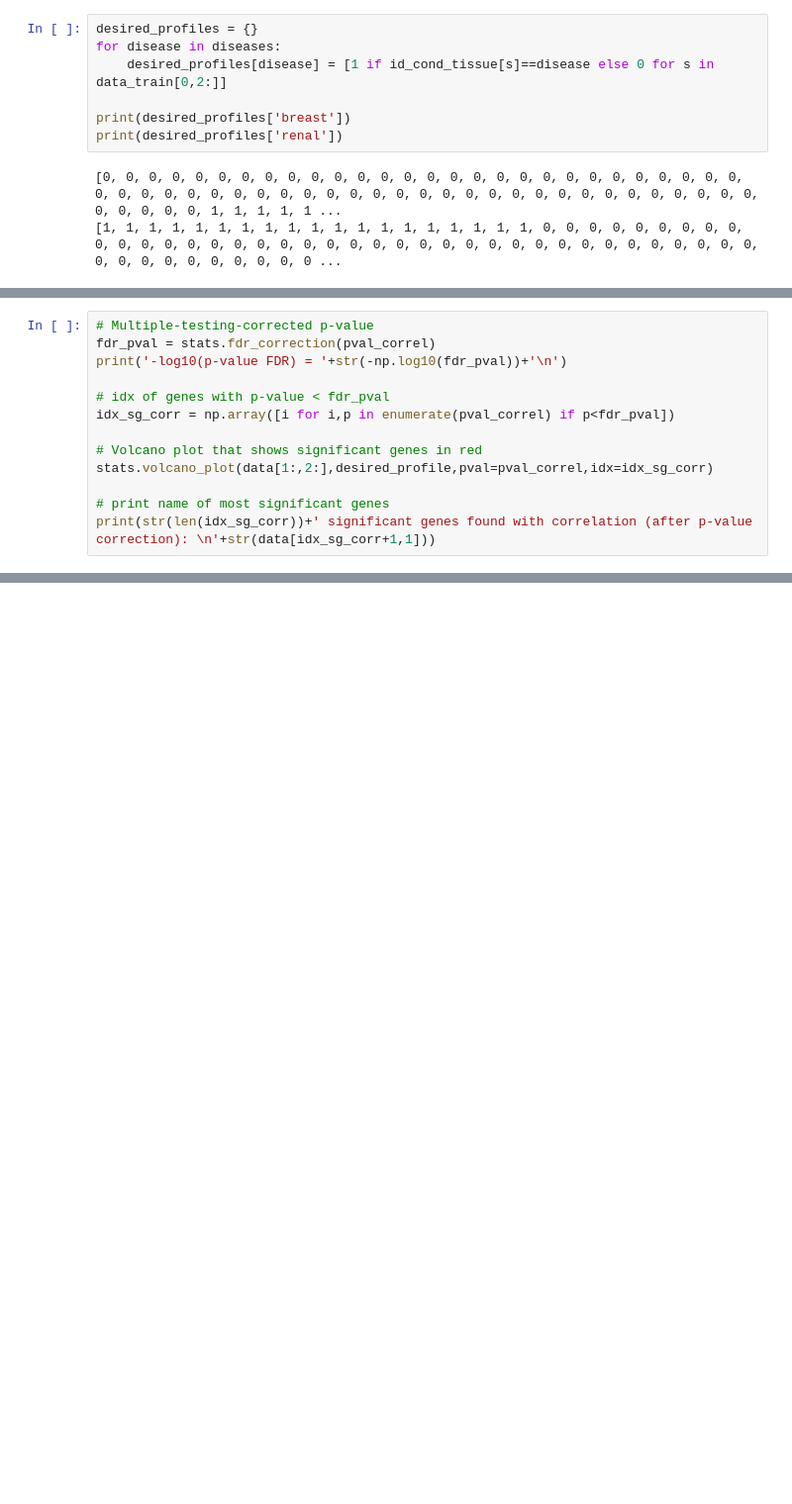
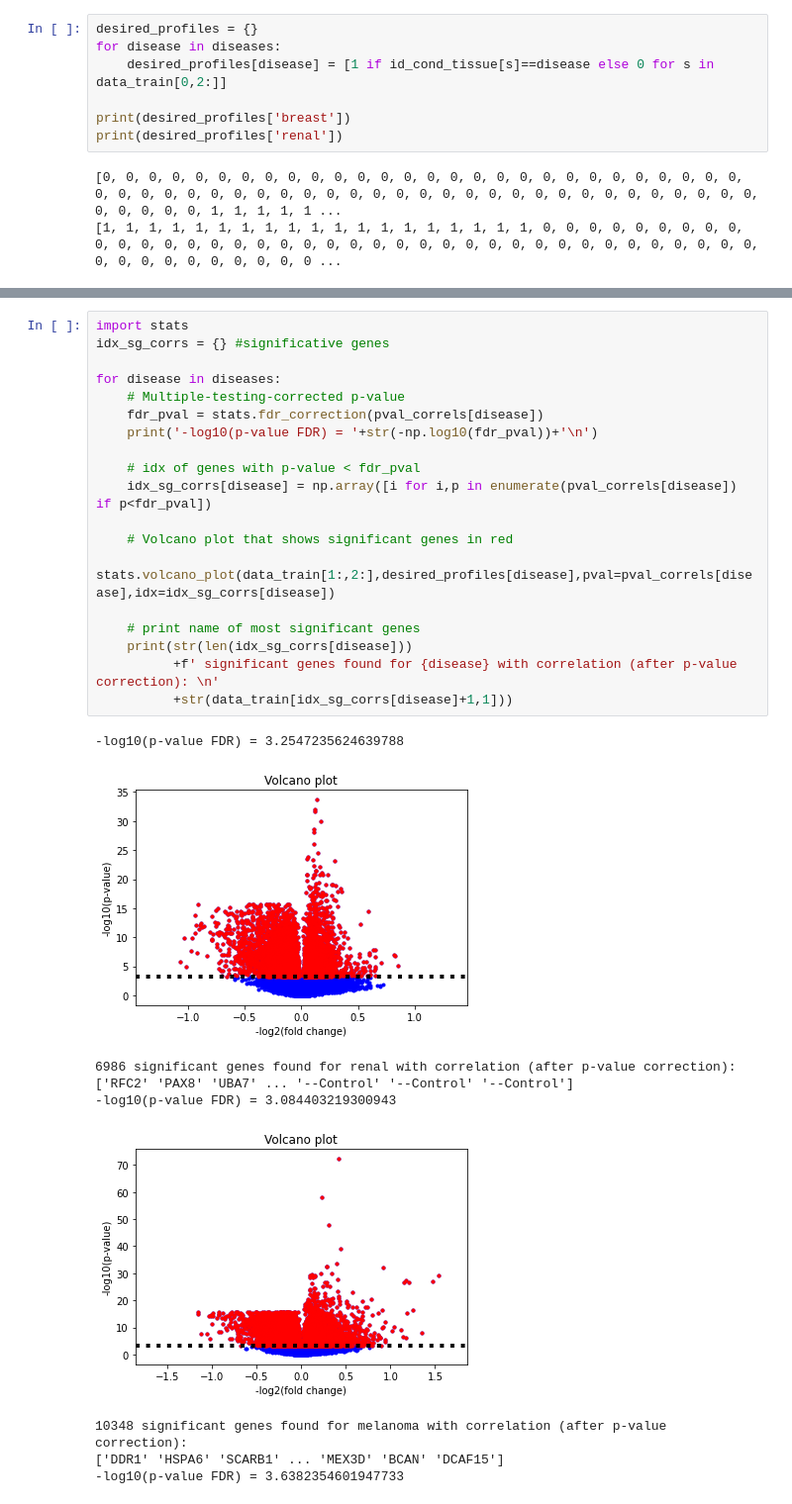
Before and after one commit to Ikewolf77/BBC_Projet, a Jupyter notebook: Projet 3.ipynb, the cells around one changed output, grey strips where cells are left out. Shown at 99% size. Cells and saved outputs as stored; diff of their text form; blank space fills up the shorter version.

```diff
--- a/Projet 3.ipynb
+++ b/Projet 3.ipynb
@@ -439,13 +256,0 @@ IndexError: too many indices for array: array is 1-dimensional, but 2 were index
-# %%
-# Multiple-testing-corrected p-value
-fdr_pval = stats.fdr_correction(pval_correl)
-print('-log10(p-value FDR) = '+str(-np.log10(fdr_pval))+'\n')
-
-# idx of genes with p-value < fdr_pval
-idx_sg_corr = np.array([i for i,p in enumerate(pval_correl) if p<fdr_pval])
-
-# Volcano plot that shows significant genes in red
-stats.volcano_plot(data[1:,2:],desired_profile,pval=pval_correl,idx=idx_sg_corr)
-
-# print name of most significant genes
-print(str(len(idx_sg_corr))+' significant genes found with correlation (after p-value correction): \n'+str(data[idx_sg_corr+1,1]))
@@ -453,0 +432,29 @@ NameError: name 'stats' is not defined
+# %%
+import stats
+idx_sg_corrs = {} #significative genes
+
+for disease in diseases:
+    # Multiple-testing-corrected p-value
+    fdr_pval = stats.fdr_correction(pval_correls[disease])
+    print('-log10(p-value FDR) = '+str(-np.log10(fdr_pval))+'\n')
+
+    # idx of genes with p-value < fdr_pval
+    idx_sg_corrs[disease] = np.array([i for i,p in enumerate(pval_correls[disease]) if p<fdr_pval])
+
+    # Volcano plot that shows significant genes in red
+    stats.volcano_plot(data_train[1:,2:],desired_profiles[disease],pval=pval_correls[disease],idx=idx_sg_corrs[disease])
+
+    # print name of most significant genes
+    print(str(len(idx_sg_corrs[disease]))
+          +f' significant genes found for {disease} with correlation (after p-value correction): \n'
+          +str(data_train[idx_sg_corrs[disease]+1,1]))
+# %% [output]
+-log10(p-value FDR) = 3.2547235624639788
+[figure, added]
+6986 significant genes found for renal with correlation (after p-value correction):
+['RFC2' 'PAX8' 'UBA7' ... '--Control' '--Control' '--Control']
+-log10(p-value FDR) = 3.084403219300943
+[figure, added]
+10348 significant genes found for melanoma with correlation (after p-value correction):
+['DDR1' 'HSPA6' 'SCARB1' ... 'MEX3D' 'BCAN' 'DCAF15']
+-log10(p-value FDR) = 3.6382354601947733
```
Also changed, not shown: parts of 34 cells of this notebook, 10 other files.
